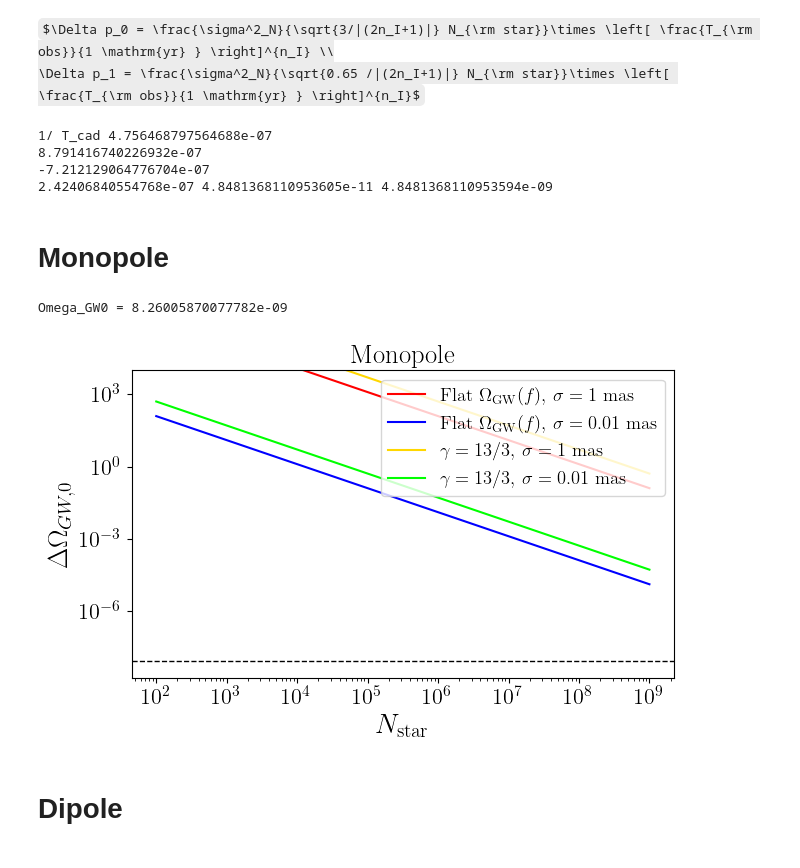
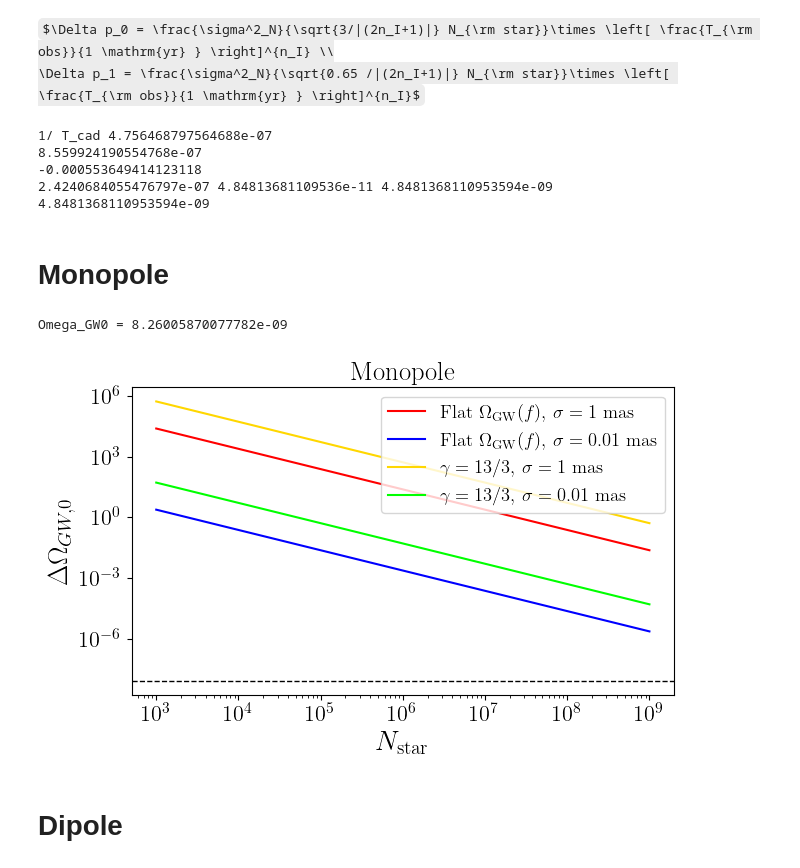
Before and after one commit to MarisolJC/Astrometry_meets_PTAs, a Jupyter notebook: Forecast/Forecast_3nd_version.ipynb, the cells around one changed output. Drawn from its saved outputs; the diff is of its cells as text; code cells hidden in the pictures; some formulas as TeX source.

```diff
--- a/Forecast/Forecast_3nd_version.ipynb
+++ b/Forecast/Forecast_3nd_version.ipynb
@@ -19,39 +19,42 @@ $\Delta p_0 = \frac{\sigma^2_N}{\sqrt{3/|(2n_I+1)|} N_{\rm star}}\times \left[ \
     \Delta p_1 = \frac{\sigma^2_N}{\sqrt{0.65 /|(2n_I+1)|} N_{\rm star}}\times \left[ \frac{T_{\rm obs}}{1 \mathrm{yr} } \right]^{n_I}$
 # %%
 year = 365*24*3600 # Seconds
-nobsinyear = 2*12 # Assuming stars are observed twice a month
-fstar = (365*24*3600)**(-1) #1/year
-T_obs = 15/fstar
-nobstot = nobsinyear*(T_obs/year)
+# nobsinyear = 2*12 # Assuming stars are observed twice a month
+fstar = 1/year
+T_obs = 15*year
+# nobstot = nobsinyear*(T_obs/year)
 T_cad = year/15
 print('1/ T_cad',1/T_cad)
 
 h0 = 2.15e-18
 beta = 1.23e-3
 
-conversion = (2*(np.pi**2)*(fstar**2))*(2*fstar)/(3*(h0**2))
+conversion = (4*(np.pi**2) *(fstar**3))/(3*(h0**2))
 
-def Delta_p0(sigma, N, factor):
-    sigma_N_sq = 2 * (sigma**2) *T_cad
+def Delta_p0(sigma, N, factor, nI):
+    sigma_N_sq =  (sigma**2) *2 *T_cad
     f_min = 1/T_obs
     #f_max = 3.17e-8
     f_max = 1/T_cad
+    #freq_int = (np.sqrt(np.abs(2*nI +1)/(f_min**(2*nI+1))) * (fstar**nI)) * (1 +((1/2)* (f_min/fstar)**(np.abs(2*nI +1))))
     freq_int = (fstar/(2*nI +1)) * (((f_max/fstar)**(2*nI +1)) - (f_min/fstar)**(2*nI +1) )
     Dp0 = (sigma_N_sq/(N * np.sqrt(factor*T_obs) ) ) * ((freq_int)**(-1/2))
+    #Dp0 = (sigma_N_sq/(N * np.sqrt(factor*T_obs) ) ) * (freq_int)
+    #Dp0 = ((sigma_N_sq) * np.sqrt(2*nobstot)/(N * np.sqrt(factor) ) )
     return Dp0
 
 from scipy.integrate import quad
 
 def df_int(nI):
-    df_int = lambda f: (f/ fstar)**nI
+    df_int = lambda f: (f/fstar)**nI
     lower_limit = 1/T_obs
-    #upper_limit = 3.17e-8
-    upper_limit = 1/T_cad #5e-8
+    upper_limit = 3.17e-8
+    #upper_limit = 1/T_cad #5e-8
     result, error = quad(df_int, lower_limit, upper_limit)
     return result
 
 def deltaI0(sigma, N, factor, nI):
-    deltaI0 = 8 * np.pi * Delta_p0(sigma, N, factor)/df_int(nI) #* (1/2)
+    deltaI0 = (8 * np.pi * Delta_p0(sigma, N, factor, nI))/df_int(nI) #* (1/2)
     return deltaI0
 
 def deltaI0_dipole(sigma, N, factor, nI):
@@ -71,15 +74,19 @@ print(df_int(nI))
 print(deltaI0( 2.42e-7, nI, 1000, factor00))
 
 # Conversion between sigma = 50 mas and sigma in radians.
-Sig1 = 50 *(1/1000)*(1/3600)*(2*np.pi/360) # Values taken from the paper G Mentasti and CR Contaldi
-Sig2 = 0.01 *(1/1000)*(1/3600)*(2*np.pi/360) # 'Observing GW with Solar system Astrometry'.
-Sig3 = 1 *(1/1000)*(1/3600)*(2*np.pi/360)
+conv_mas2rad = (1/1000)*(1/3600)*(2*np.pi/360)
+Sig1 = 50 * conv_mas2rad # Values taken from the paper G Mentasti and CR Contaldi
+Sig2 = 0.01 * conv_mas2rad # 'Observing GW with Solar system Astrometry'.
+Sig3 = 1 * conv_mas2rad
 print(Sig1, Sig2, Sig3)
+
+print(conv_mas2rad)
 # %% [output]
 1/ T_cad 4.756468797564688e-07
-8.791416740226932e-07
--7.212129064776704e-07
-2.42406840554768e-07 4.8481368110953605e-11 4.8481368110953594e-09
+8.559924190554768e-07
+-0.000553649414123118
+2.4240684055476797e-07 4.84813681109536e-11 4.8481368110953594e-09
+4.8481368110953594e-09
 # %% [markdown]
 # Monopole
 # %%
@@ -87,39 +94,39 @@ print(Sig1, Sig2, Sig3)
 nI_2 = -7/3
 nI_3 = -3 # This gives flat \Omega_{GW}(f) (Inflation)
 factor00 = 3 # proporcionality constant for the Trace[H0 H0]
-N = np.arange(10e1, 10e8, 1000)
+N = np.arange(10e2, 10e8, 1000)
 
 sigma1 = 2.42e-7 # Equivalent to 50 mas in radians.
 sigma2 = 4.84e-11 # Equivalent to 0.01 mas in radians.
 sigma3 = 4.84e-09 # Equivalent to 1 mas in radians.
 
 D_OmegaGW_1 = deltaI0( sigma3, N, factor00, nI_3)*conversion
 D_OmegaGW_2 = deltaI0( sigma2, N, factor00, nI_3)*conversion
 D_OmegaGW_3 = deltaI0( sigma3, N, factor00, nI_2)*conversion
 D_OmegaGW_4 = deltaI0( sigma2, N, factor00, nI_2)*conversion
 
 I0 = 9.1e-23 # Value reported by NANOGrav (NG15)
 Omega_GW0 = I0 *conversion
 print('Omega_GW0 =', Omega_GW0)
 
 plt.figure(figsize=(7, 4))
 plt.loglog(N, D_OmegaGW_1, color='r', label='Flat $\Omega_{\mathrm{GW}}(f)$, $\sigma = 1$ mas')
 plt.loglog(N, D_OmegaGW_2, color='b', label='Flat $\Omega_{\mathrm{GW}}(f)$, $\sigma = 0.01$ mas')
 plt.loglog(N, D_OmegaGW_3, color='gold', label='$\gamma = 13/3$, $\sigma = 1$ mas')
 plt.loglog(N, D_OmegaGW_4, color='lime', label='$\gamma = 13/3$, $\sigma = 0.01$ mas')
 plt.axhline(y=Omega_GW0, color='black', linestyle='--', linewidth=1)
-plt.ylim(top=10e3)
+#plt.ylim(top=10e3)
 #plt.xlim(bottom=10e5)
 plt.xlabel(r'$N_{\mathrm{star}}$',size=20)
 plt.ylabel("$\Delta \Omega_{GW,0}$",size=20)
 plt.title("Monopole")
 plt.legend(loc='upper right', fontsize='small')
 #plt.grid(True)
 
 plt.savefig("Forecast_Monopole.pdf", bbox_inches='tight')
 # %% [output]
 Omega_GW0 = 8.26005870077782e-09
-[figure, old version]
+[figure, new version]
 # %% [markdown]
 # Dipole
 # %%
```
Also changed, not shown: 2 other files.
